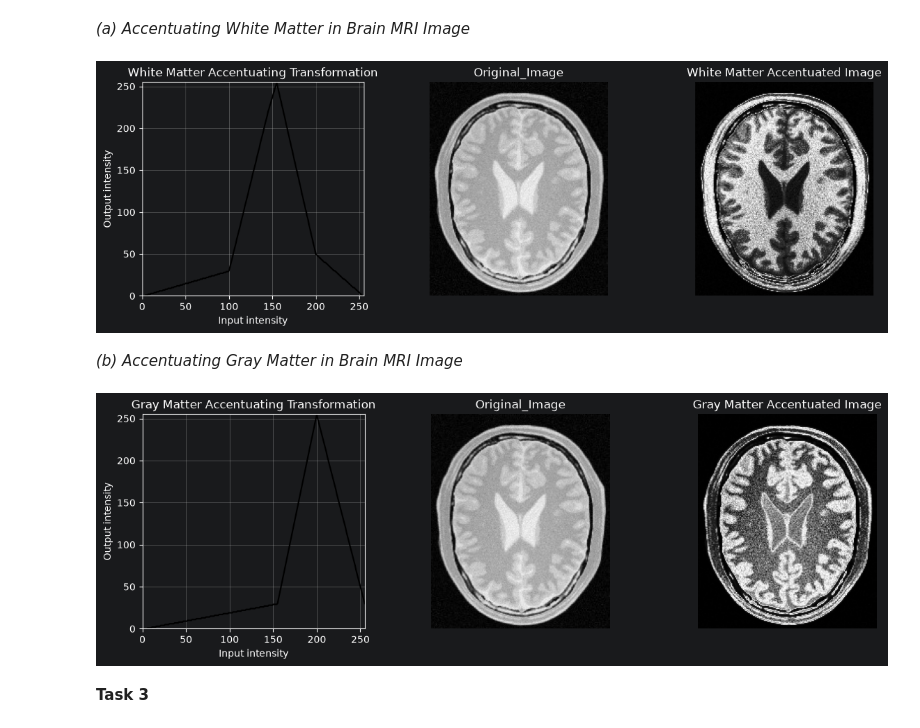
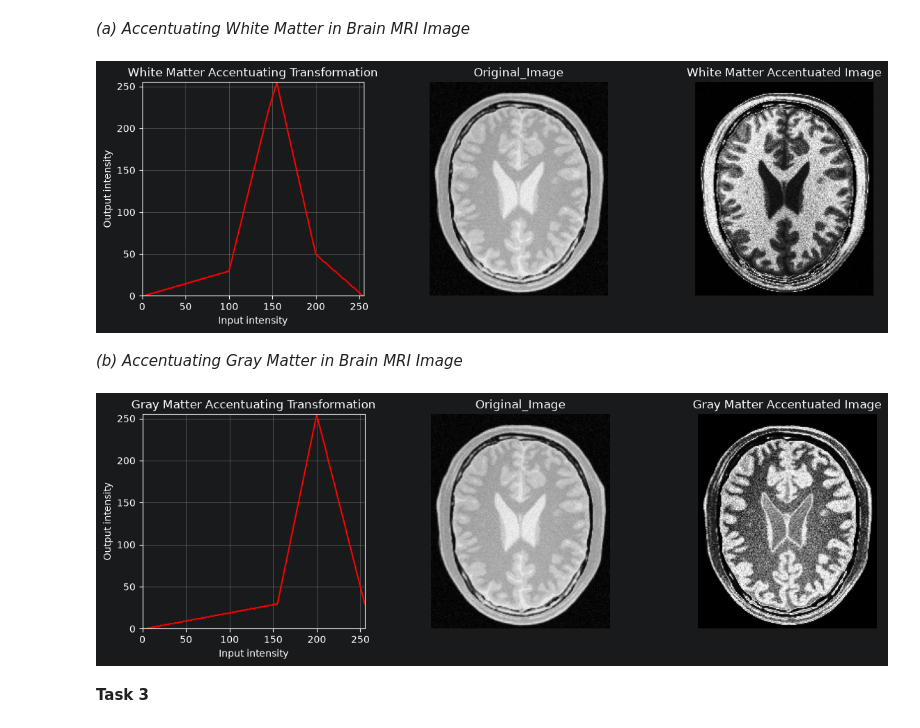
Before and after one commit to indeepa-05/EN3160-Image-Processing, a Jupyter notebook: Assignments/EN3160 Assignment1 on Intensity Transformations and Neighborhood Filtering.ipynb, the cells around one changed output. Cells and saved outputs as stored; diff of their text form; code cells hidden in the pictures.

```diff
--- a/Assignments/EN3160 Assignment1 on Intensity Transformations and Neighborhood Filtering.ipynb
+++ b/Assignments/EN3160 Assignment1 on Intensity Transformations and Neighborhood Filtering.ipynb
@@ -78,27 +78,27 @@ assert im2 is not None
 # %%
 #Defining Break Points for Accentuating White Matter in Brain MRI Image
 c_white = np.array([(0,0), (100,30), (145,220), (155,255),(200,50),(255,0)])
 Transform_white = Intensity_Transform(c_white)
 Transformed_im_white = cv.LUT(im2, Transform_white)
 
 #Plotting Transformation Function and Original and Transformed Images
 fig,ax = plt.subplots(nrows=1,ncols=3, figsize=(14,4))
-ax[0].plot(Transform_white, color='black')
+ax[0].plot(Transform_white, color='red')
 ax[0].set_xlim(0, 255)
 ax[0].set_ylim(0, 255)
 ax[0].set_title('White Matter Accentuating Transformation')
 ax[0].set_xlabel('Input intensity')
 ax[0].set_ylabel('Output intensity')
 ax[0].grid()
 ax[1].imshow(im2,cmap='gray',vmin=0,vmax=255)
 ax[1].set_title('Original_Image')
 ax[1].axis('off')
 ax[2].imshow(Transformed_im_white,cmap='gray',vmin=0,vmax=255)
 ax[2].set_title('White Matter Accentuated Image')
 ax[2].axis('off')
 plt.show()
 # %% [output]
-[figure, old version]
+[figure, new version]
 # %% [markdown]
 *(b) Accentuating Gray Matter in Brain MRI Image*
 # %%
@@ -109,7 +109,7 @@ Transformed_im_gray = cv.LUT(im2, Transform_gray)
 
 #Plotting Transformation Function and Original and Transformed Images
 fig,ax = plt.subplots(nrows=1,ncols=3, figsize=(14,4))
-ax[0].plot(Transform_gray, color='black')
+ax[0].plot(Transform_gray, color='red')
 ax[0].set_xlim(0, 255)
 ax[0].set_ylim(0, 255)
 ax[0].set_title('Gray Matter Accentuating Transformation')
@@ -124,7 +124,7 @@ ax[2].set_title('Gray Matter Accentuated Image')
 ax[2].axis('off')
 plt.show()
 # %% [output]
-[figure, old version]
+[figure, new version]
 # %% [markdown]
 **Task 3**
 # %% [markdown]
```
Also changed, not shown: parts of 11 cells of this notebook, 1 other file.
